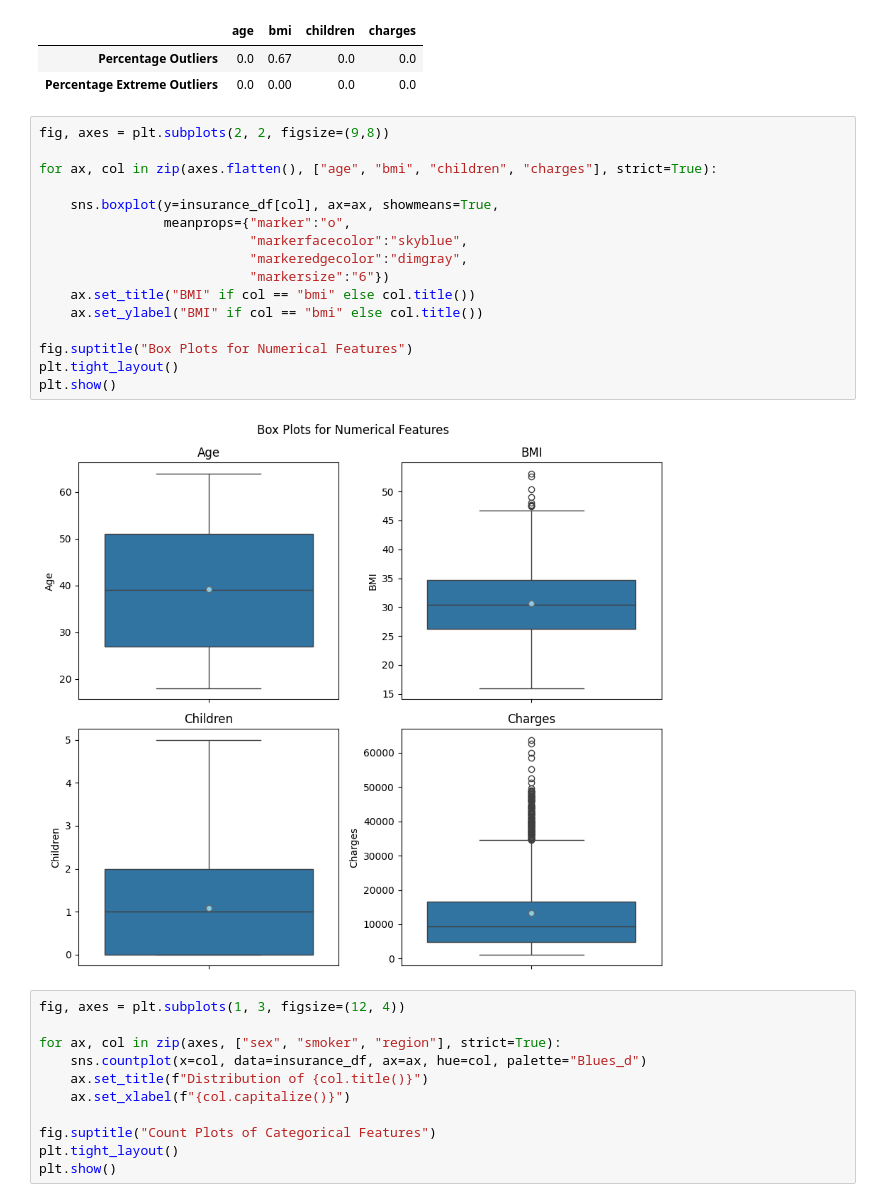
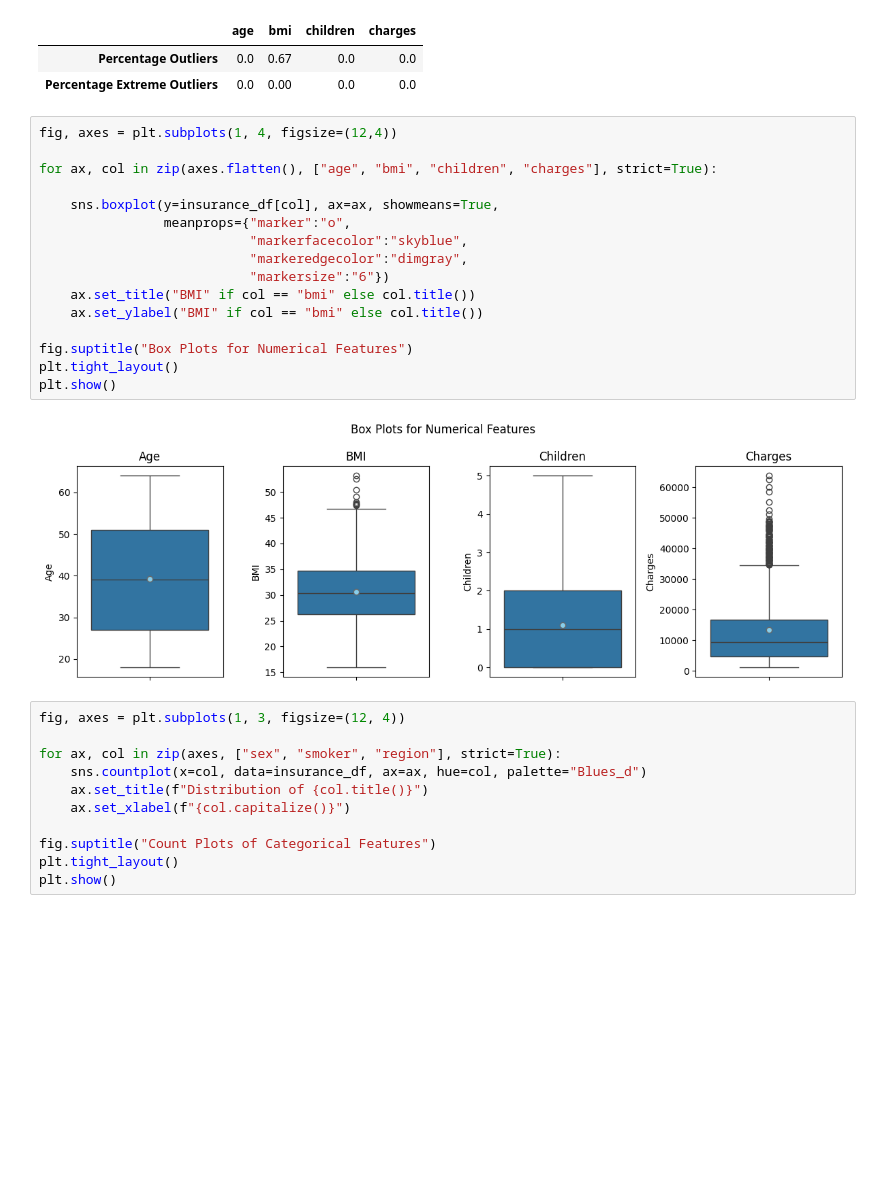
Before and after one commit to JfromNWMS/ml_regression_jordan, a Jupyter notebook: regression_jordan.ipynb, the cells around one changed output. Saved outputs shown, nothing was run; the diff lists cells and outputs as text; blank space fills up the shorter version.

```diff
--- a/regression_jordan.ipynb
+++ b/regression_jordan.ipynb
@@ -161,23 +160,23 @@ display(pd.DataFrame(results_dict))
 | Percentage Outliers | 0.0 | 0.67 | 0.0 | 0.0 |
 | Percentage Extreme Outliers | 0.0 | 0.00 | 0.0 | 0.0 |
 # %%
-fig, axes = plt.subplots(2, 2, figsize=(9,8))
+fig, axes = plt.subplots(1, 4, figsize=(12,4))
 
 for ax, col in zip(axes.flatten(), ["age", "bmi", "children", "charges"], strict=True):
 
     sns.boxplot(y=insurance_df[col], ax=ax, showmeans=True,
                 meanprops={"marker":"o",
                            "markerfacecolor":"skyblue",
                            "markeredgecolor":"dimgray",
                            "markersize":"6"})
     ax.set_title("BMI" if col == "bmi" else col.title())
     ax.set_ylabel("BMI" if col == "bmi" else col.title())
 
 fig.suptitle("Box Plots for Numerical Features")
 plt.tight_layout()
 plt.show()
 # %% [output]
-[figure, old version]
+[figure, new version]
 # %%
 fig, axes = plt.subplots(1, 3, figsize=(12, 4))
 
```
Also changed, not shown: parts of 11 cells of this notebook, 3 other files.
